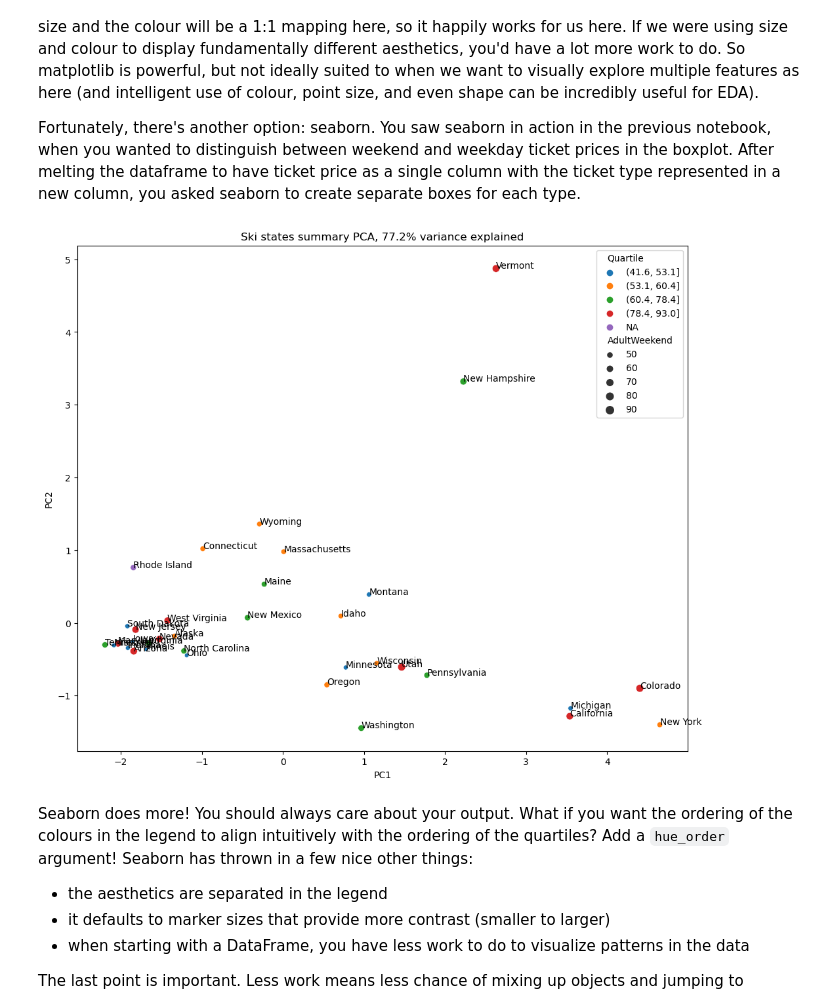
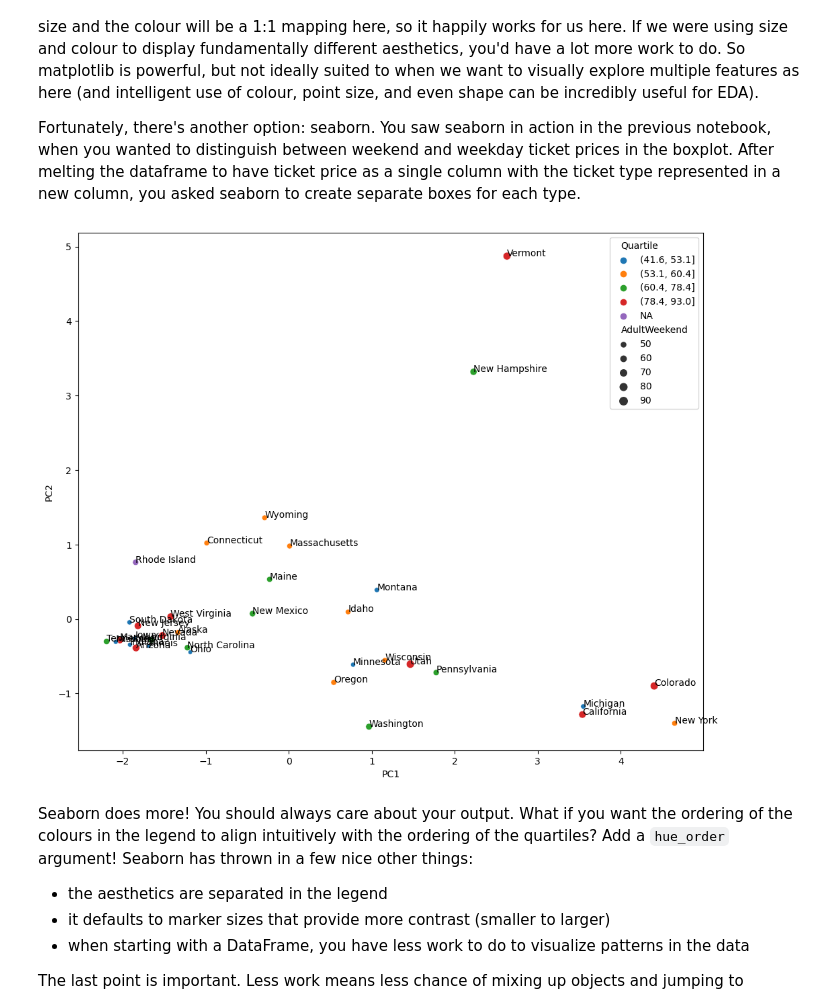
Before and after one commit to saeedrafieepour/DataScienceGuidedCapstone, a Jupyter notebook: Notebooks/03_exploratory_data_analysis.ipynb, the cells around one changed output. Cells and saved outputs as stored; diff of their text form; code cells hidden in the pictures.

```diff
--- a/Notebooks/03_exploratory_data_analysis.ipynb
+++ b/Notebooks/03_exploratory_data_analysis.ipynb
@@ -606,25 +606,24 @@ Fortunately, there's another option: seaborn. You saw seaborn in action in the p
 # %%
 #Code task 11#
 #Create a seaborn scatterplot by calling `sns.scatterplot`
 #Specify the dataframe pca_df as the source of the data,
 #specify 'PC1' for x and 'PC2' for y,
 #specify 'AdultWeekend' for the pointsize (scatterplot's `size` argument),
 #specify 'Quartile' for `hue`
 #specify pca_df.Quartile.cat.categories for `hue_order` - what happens with/without this?
 x = pca_df.PC1
 y = pca_df.PC2
 state = pca_df.index
 plt.subplots(figsize=(12, 10))
 # Note the argument below to make sure we get the colours in the ascending
 # order we intuitively expect!
 sns.scatterplot(x=x, y=y,  size= pca_df.AdultWeekend, hue=pca_df.Quartile,
                 hue_order=pca_df.Quartile.cat.categories, data=pca_df)
 #and we can still annotate with the state labels
 for s, x, y in zip(state, x, y):
     plt.annotate(s, (x, y))
-plt.title(f'Ski states summary PCA, {pc_var:.1f}% variance explained');
 # %% [output]
-[figure, old version]
+[figure, new version]
 # %% [markdown]
 Seaborn does more! You should always care about your output. What if you want the ordering of the colours in the legend to align intuitively with the ordering of the quartiles? Add a `hue_order` argument! Seaborn has thrown in a few nice other things:
 
```
Also changed, not shown: parts of 1 cell of this notebook.
